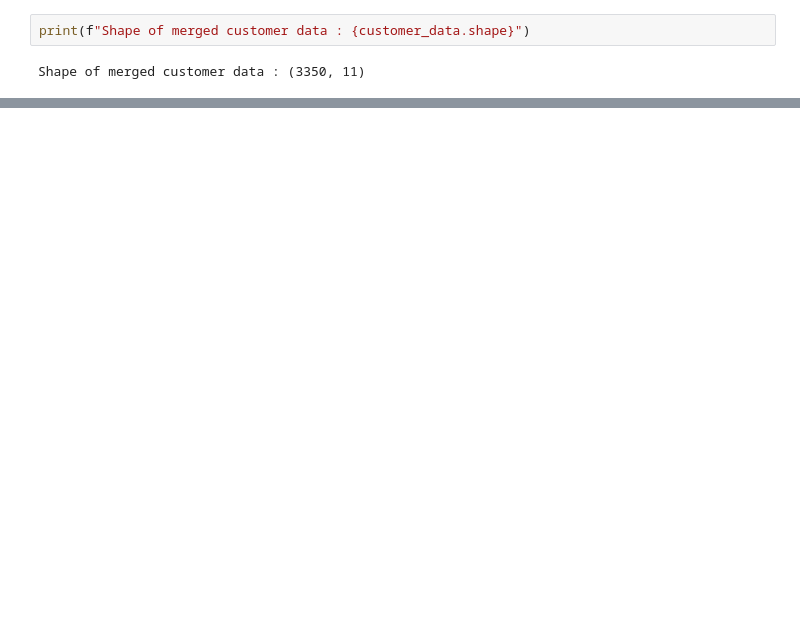
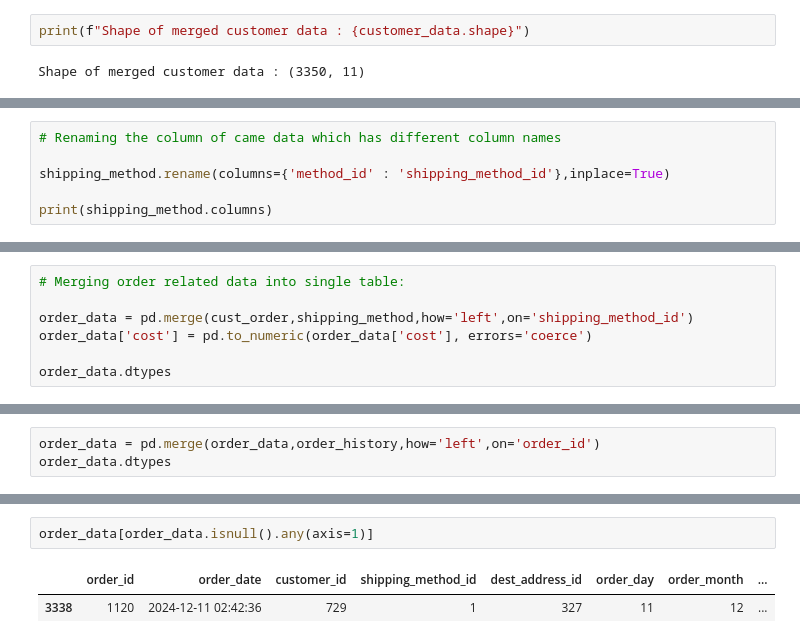
Before and after one commit to Ranjith-DS/DS_Final_Project_01, a Jupyter notebook: Notebook/EDA New.ipynb, the cells around one changed output, grey strips where cells are left out. Saved outputs shown, nothing was run; the diff lists cells and outputs as text; blank space fills up the shorter version.

```diff
--- a/Notebook/EDA New.ipynb
+++ b/Notebook/EDA New.ipynb
@@ -442,0 +509,6 @@ Shape of merged customer data : (3350, 11)
+# %%
+# Renaming the column of came data which has different column names
+
+shipping_method.rename(columns={'method_id' : 'shipping_method_id'},inplace=True)
+
+print(shipping_method.columns)
@@ -442,0 +551,7 @@ Shape of merged customer data : (3350, 11)
+# %%
+# Merging order related data into single table:
+
+order_data = pd.merge(cust_order,shipping_method,how='left',on='shipping_method_id')
+order_data['cost'] = pd.to_numeric(order_data['cost'], errors='coerce')
+
+order_data.dtypes
@@ -442,0 +584,3 @@ Shape of merged customer data : (3350, 11)
+# %%
+order_data = pd.merge(order_data,order_history,how='left',on='order_id')
+order_data.dtypes
@@ -442,0 +632,5 @@ Shape of merged customer data : (3350, 11)
+# %%
+order_data[order_data.isnull().any(axis=1)]
+# %% [output]
+|  | order_id | order_date | customer_id | shipping_method_id | dest_address_id | order_day | order_month | ... |
+| 3338 | 1120 | 2024-12-11 02:42:36 | 729 | 1 | 327 | 11 | 12 | ... |
```
Also changed, not shown: parts of 95 cells of this notebook.
